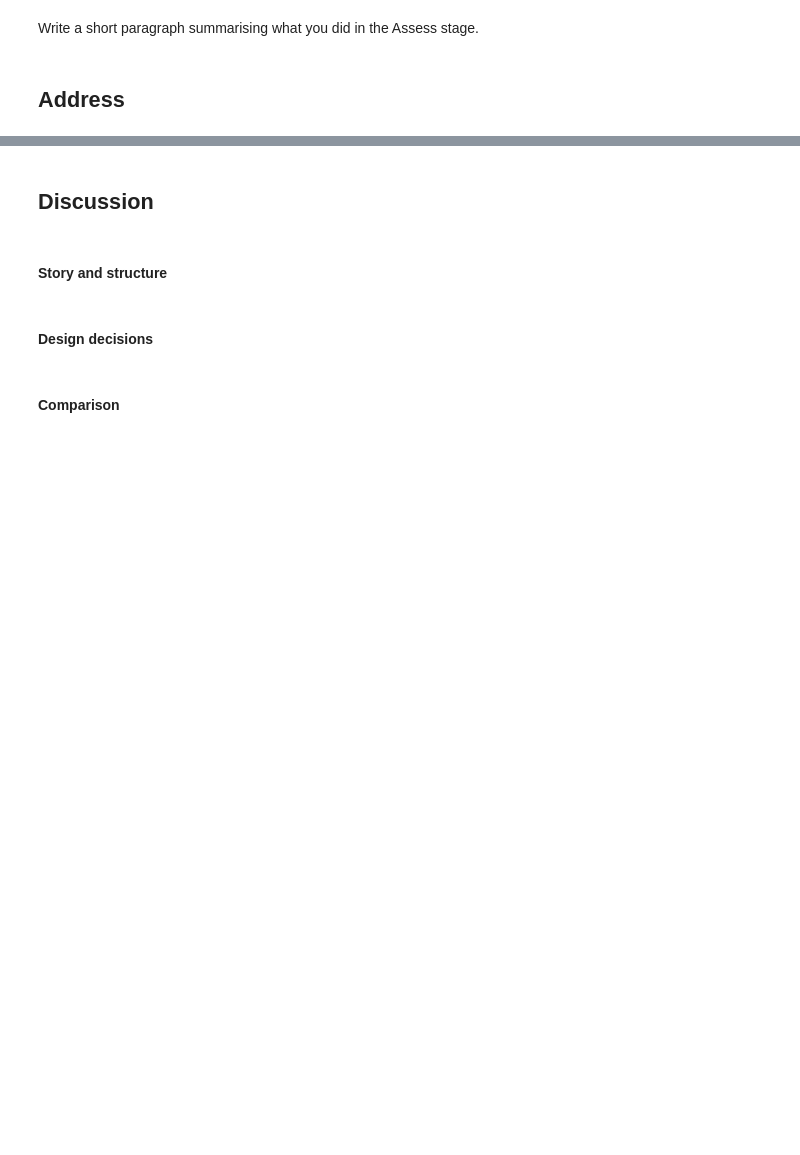
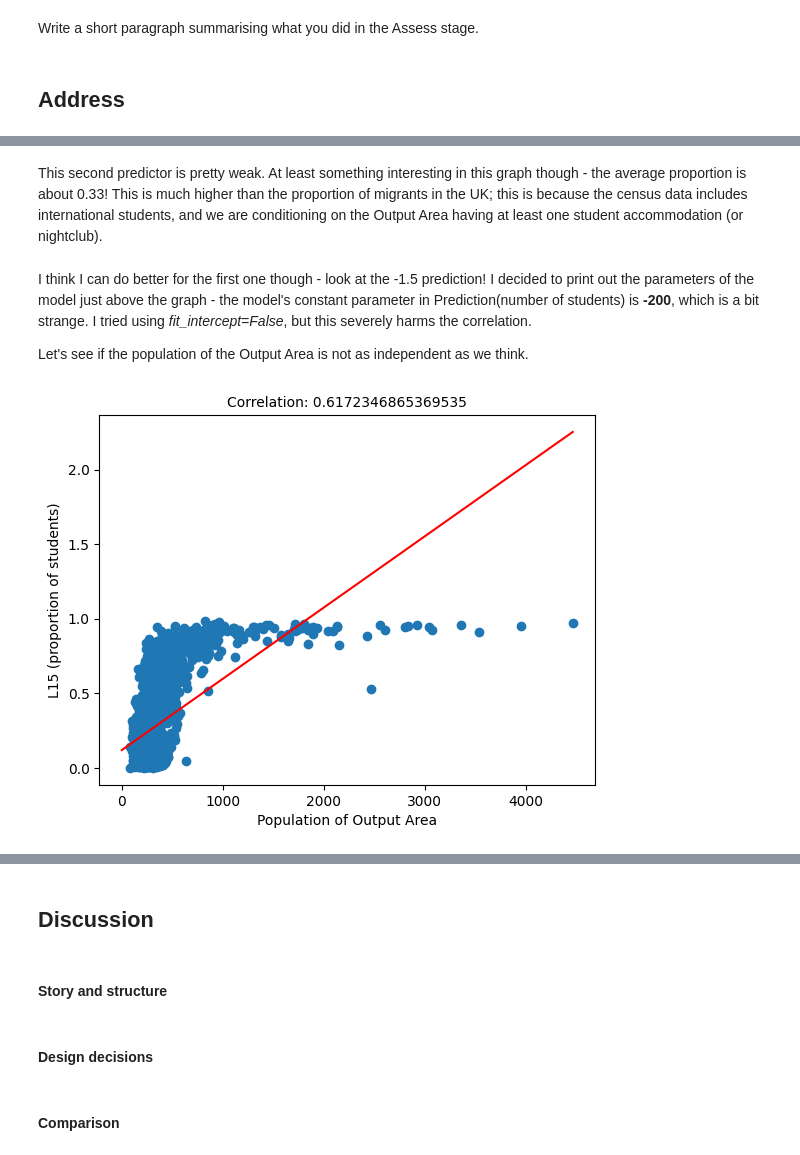
Before and after one commit to JDS289/BaLD4LLM, a Jupyter notebook: ads_course_assessment.ipynb, the cells around one changed output, grey strips where cells are left out. Drawn from its saved outputs; the diff is of its cells as text; code cells hidden in the pictures; blank space fills up the shorter version.

```diff
--- a/ads_course_assessment.ipynb
+++ b/ads_course_assessment.ipynb
@@ -220,0 +459,11 @@ Write a short paragraph summarising what you did in the Address stage.
+# %% [markdown]
+This second predictor is pretty weak. At least something interesting in this graph though - the average proportion is about 0.33! This is much higher than the proportion of migrants in the UK; this is because the census data includes international students, and we are conditioning on the Output Area having at least one student accommodation (or nightclub).
+# %% [markdown]
+I think I can do better for the first one though - look at the -1.5 prediction! I decided to print out the parameters of the model just above the graph - the model's constant parameter in Prediction(number of students) is **-200**, which is a bit strange. I tried using *fit_intercept=False*, but this severely harms the correlation.
+
+Let's see if the population of the Output Area is not as independent as we think.
+# %%
+fig, ax = plt.subplots()
+fynesse.address.scatter(ax, L15_frame["total"], L15_frame["l15"]/L15_frame["total"], xlabel="Population of Output Area", ylabel="L15 (proportion of students)")
+# %% [output]
+[figure, added]
```
Also changed, not shown: parts of 152 cells of this notebook.
